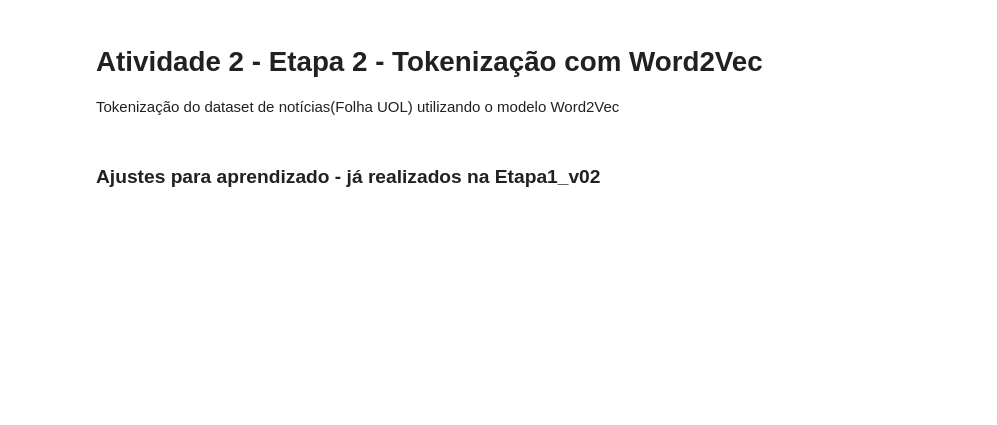
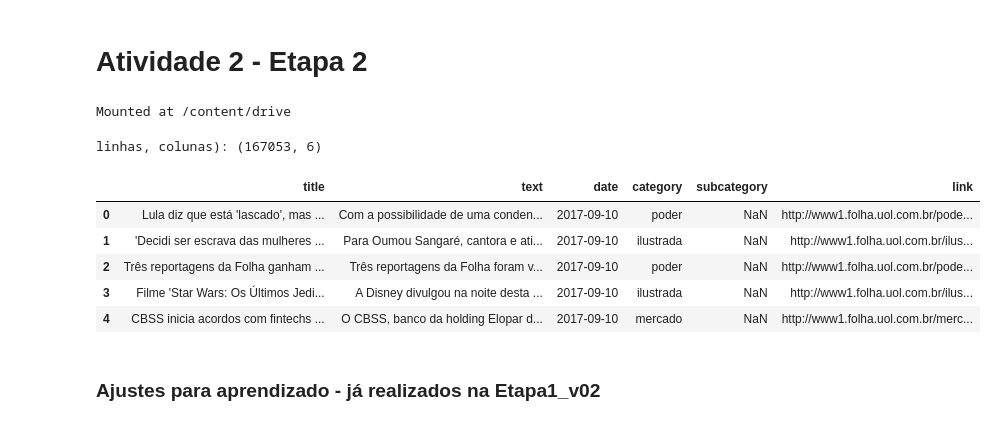
Before and after one commit to fcl2002/machine-learning, a Jupyter notebook: Atividade02/Etapa2_Word2Vec.ipynb, the cells around one changed output. Saved outputs shown, nothing was run; the diff lists cells and outputs as text; code cells hidden in the pictures; blank space fills up the shorter version.

Commit message:
etapa 2 e 3

```diff
--- a/Atividade02/Etapa2_Word2Vec.ipynb
+++ b/Atividade02/Etapa2_Word2Vec.ipynb
@@ -1,15 +1,27 @@
-# %% [markdown]
-# Atividade 2 - Etapa 2 - Tokenização com Word2Vec
-
-Tokenização do dataset de notícias(Folha UOL) utilizando o modelo Word2Vec
+# %% [markdown]
+# Atividade 2 - Etapa 2
+# %%
+#faça a importação do drive
+from google.colab import drive
+drive.mount('/content/drive')
+# %% [output]
+Mounted at /content/drive
 # %%
 # importação do dataset
 import pandas as pd
 
-df = pd.read_csv('dataset/articles.csv', encoding='utf8')
+df = pd.read_csv('/content/drive/MyDrive/ECOM09A/Atividade02/dataset/articles.csv', encoding='utf8')
 print('linhas, colunas):', df.shape)
 
 df.head()
+# %% [output]
+linhas, colunas): (167053, 6)
+|  | title | text | date | category | subcategory | link |
+| 0 | Lula diz que está 'lascado', mas ... | Com a possibilidade de uma conden... | 2017-09-10 | poder | NaN | http://www1.folha.uol.com.br/pode... |
+| 1 | 'Decidi ser escrava das mulheres ... | Para Oumou Sangaré, cantora e ati... | 2017-09-10 | ilustrada | NaN | http://www1.folha.uol.com.br/ilus... |
+| 2 | Três reportagens da Folha ganham ... | Três reportagens da Folha foram v... | 2017-09-10 | poder | NaN | http://www1.folha.uol.com.br/pode... |
+| 3 | Filme 'Star Wars: Os Últimos Jedi... | A Disney divulgou na noite desta ... | 2017-09-10 | ilustrada | NaN | http://www1.folha.uol.com.br/ilus... |
+| 4 | CBSS inicia acordos com fintechs ... | O CBSS, banco da holding Elopar d... | 2017-09-10 | mercado | NaN | http://www1.folha.uol.com.br/merc... |
 # %% [markdown]
 ### **Ajustes para aprendizado - já realizados na Etapa1_v02**
 # %%
```
Also changed, not shown: parts of 18 cells of this notebook, 3 other files.
